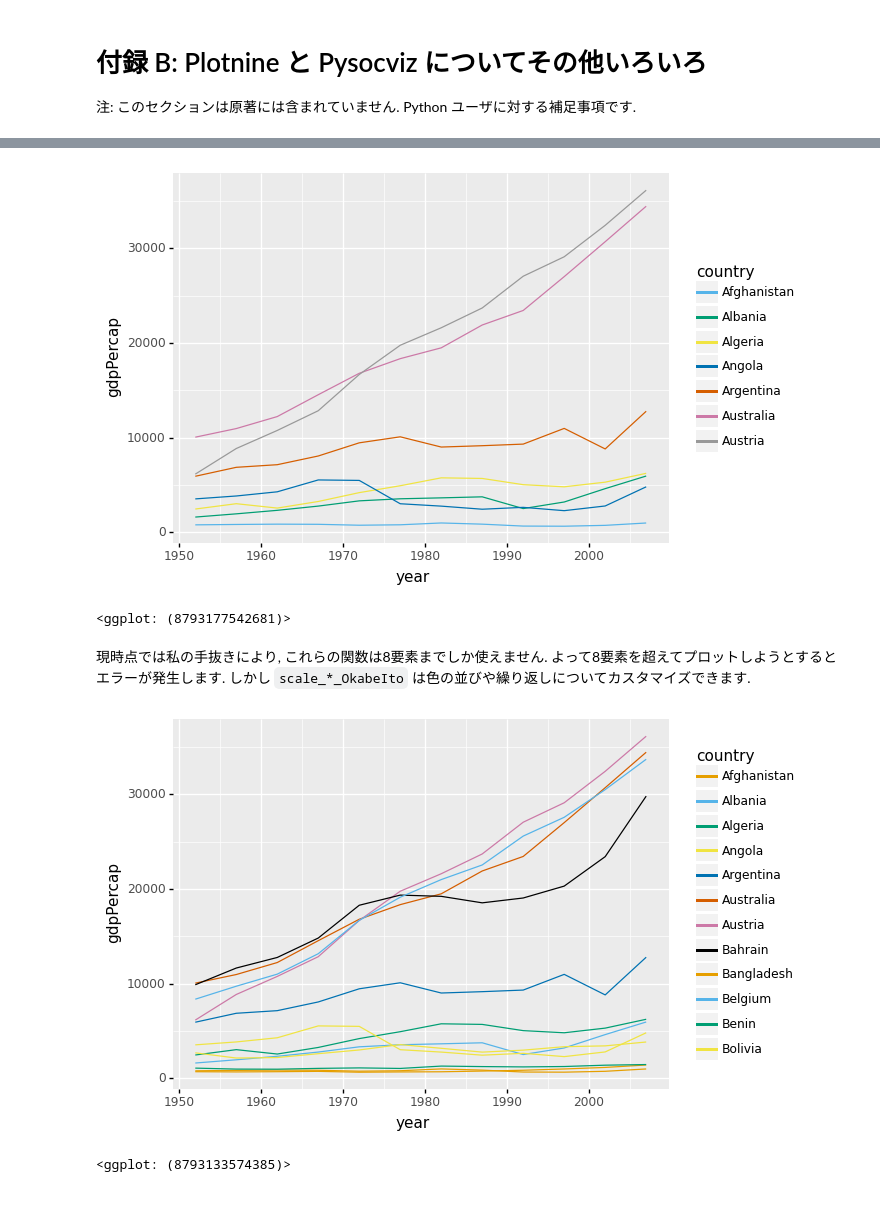
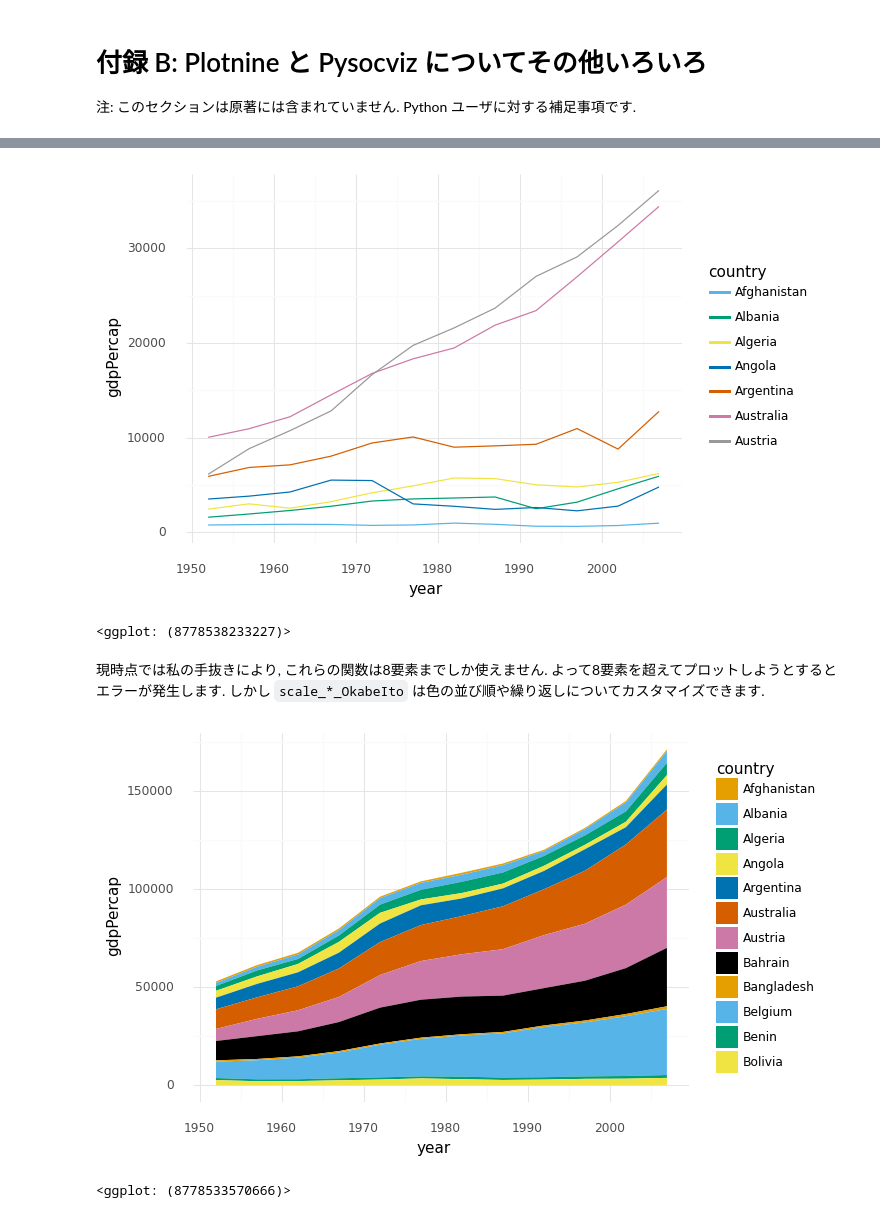
Before and after one commit to Gedevan-Aleksizde/pysocviz, a Jupyter notebook: notebooks/jp/Appendix-plotnine.ipynb, the cells around one changed output, grey strips where cells are left out. Drawn from its saved outputs; the diff is of its cells as text; code cells hidden in the pictures.

```diff
--- a/notebooks/jp/Appendix-plotnine.ipynb
+++ b/notebooks/jp/Appendix-plotnine.ipynb
@@ -11,0 +35,2 @@ from gapminder import gapminder
+# %%
+theme_set(theme_minimal())
@@ -25,15 +71,15 @@ p = ggplot(
     aes(x='year', y='gdpPercap', color='country', group='country')) + geom_line()
 p + scale_color_pander()
 # %% [output]
-[figure, old version]
+[figure, new version]
-<ggplot: (8793177542681)>
+<ggplot: (8778538233227)>
 # %% [markdown]
-現時点では私の手抜きにより, これらの関数は8要素までしか使えません. よって8要素を超えてプロットしようとするとエラーが発生します. しかし `scale_*_OkabeIto` は色の並びや繰り返しについてカスタマイズできます.
+現時点では私の手抜きにより, これらの関数は8要素までしか使えません. よって8要素を超えてプロットしようとするとエラーが発生します. しかし `scale_*_OkabeIto` は色の並び順や繰り返しについてカスタマイズできます.
 # %%
 p = ggplot(
     gapminder.loc[lambda d: d['country'].isin(gapminder['country'].unique()[:12])],
-    aes(x='year', y='gdpPercap', color='country', group='country')) + geom_line()
-p + scale_color_OkabeIto(order=list(range(8)) + list(range(4)))
+    aes(x='year', y='gdpPercap', fill='country', group='country')) + geom_area()
+p + scale_fill_OkabeIto(order=list(range(8)) + list(range(4)))
 # %% [output]
-[figure, old version]
+[figure, new version]
-<ggplot: (8793133574385)>
+<ggplot: (8778533570666)>
```
Also changed, not shown: parts of 19 cells of this notebook, 1 other file.
